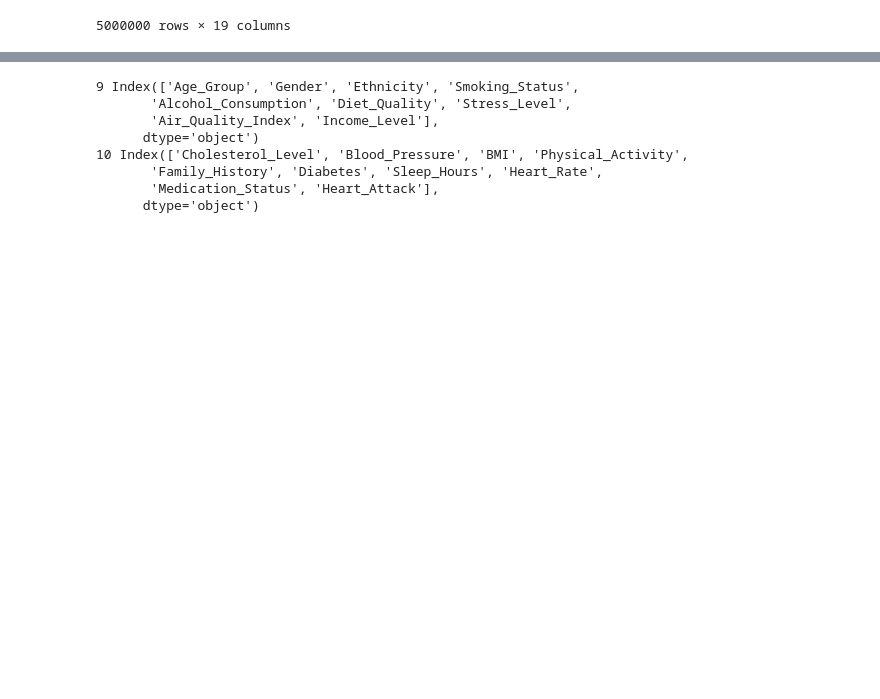
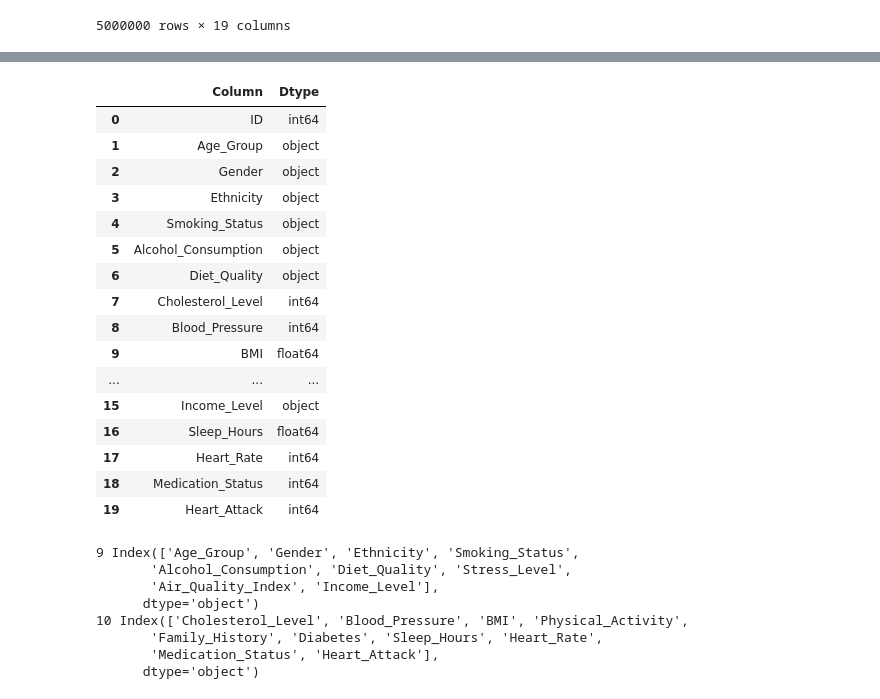
Before and after one commit to MichaelRacanelli/Heart-Attack-Analysis, a Jupyter notebook: EDA.ipynb, the cells around one changed output, grey strips where cells are left out. Saved outputs shown, nothing was run; the diff lists cells and outputs as text; code cells hidden in the pictures; blank space fills up the shorter version.

```diff
--- a/EDA.ipynb
+++ b/EDA.ipynb
@@ -45,3 +45,42 @@ memory usage: 762.9+ MB
+# %%
+import pandas as pd
+
+def create_info_table(df):
+    # Extract information from the DataFrame
+    info_dict = {
+        'Column': df.columns,
+        'Dtype': df.dtypes
+    }
+
+    # Create a DataFrame from the extracted information
+    info_df = pd.DataFrame(info_dict)
+
+    # Reset index for a clean table
+    info_df.reset_index(drop=True, inplace=True)
+
+    return info_df
+
+# Create and display the info table
+info_table = create_info_table(data)
+info_table
+# %% [output]
+|  | Column | Dtype |
+| 0 | ID | int64 |
+| 1 | Age_Group | object |
+| 2 | Gender | object |
+| 3 | Ethnicity | object |
+| 4 | Smoking_Status | object |
+| 5 | Alcohol_Consumption | object |
+| 6 | Diet_Quality | object |
+| 7 | Cholesterol_Level | int64 |
+| 8 | Blood_Pressure | int64 |
+| 9 | BMI | float64 |
+| ... | ... | ... |
+| 15 | Income_Level | object |
+| 16 | Sleep_Hours | float64 |
+| 17 | Heart_Rate | int64 |
+| 18 | Medication_Status | int64 |
+| 19 | Heart_Attack | int64 |
 # %%
 cols_categorical = data.select_dtypes(include='object').columns
 print(len(cols_categorical), cols_categorical)
```
Also changed, not shown: parts of 2 cells of this notebook, 2 other files.
